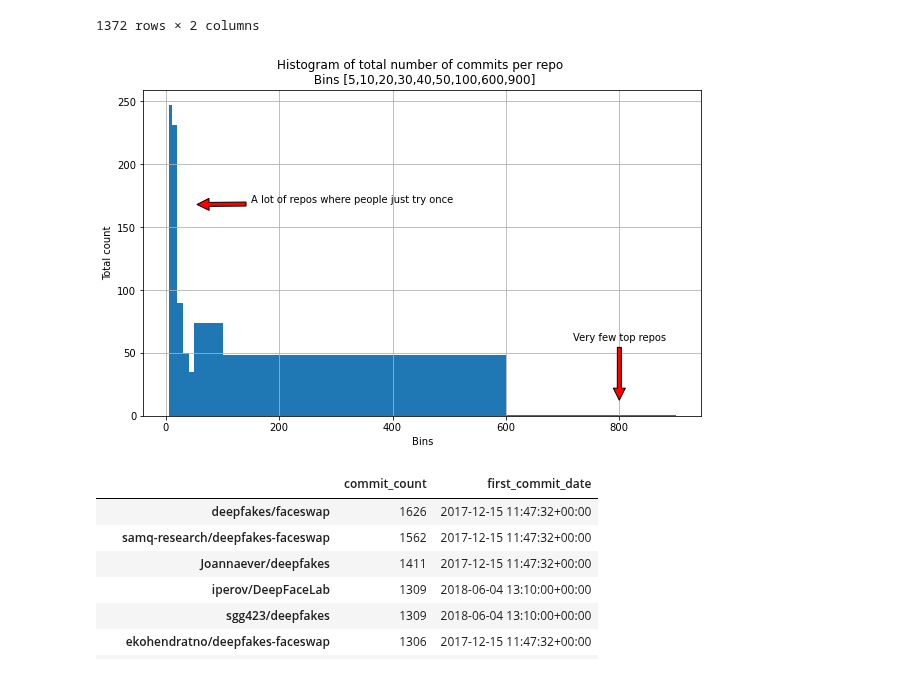
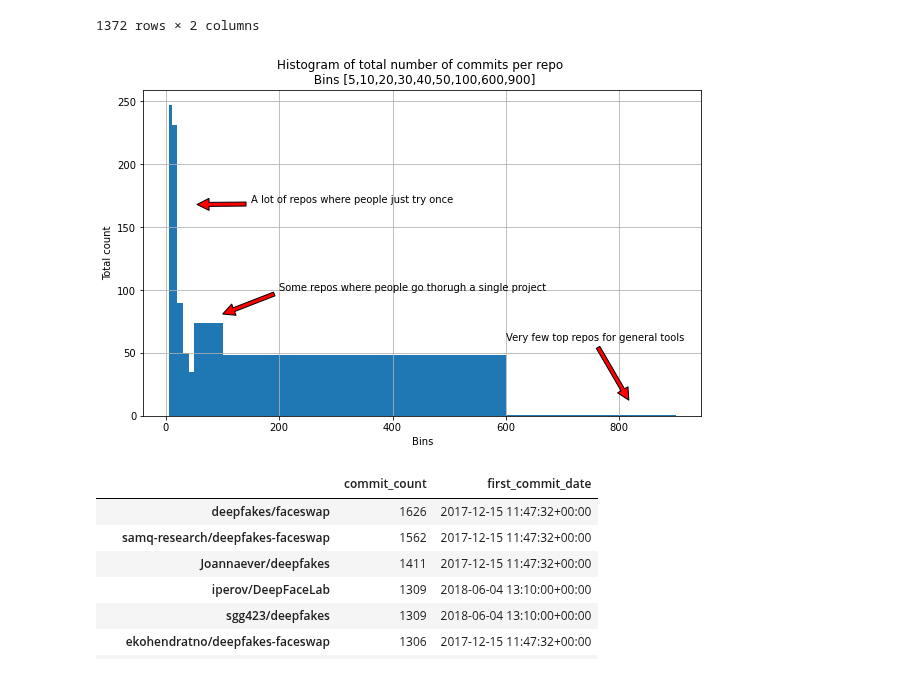
Before and after one commit to solalatus/deepfake_popularity, a Jupyter notebook: github_analyzer.ipynb, the cells around one changed output. Cells and saved outputs as stored; diff of their text form; code cells hidden in the pictures.

```diff
--- a/github_analyzer.ipynb
+++ b/github_analyzer.ipynb
@@ -310,17 +313,18 @@ repodata_df
 # %%
 ax = repodata_df.commit_count.hist(bins=[5,10,20,30,40,50,100,600,900])
 
 
 plt.title("Histogram of total number of commits per repo \n Bins [5,10,20,30,40,50,100,600,900]")
 plt.gcf().set_size_inches(10, 6)
-ax.annotate('Very few top repos', xy=(800, 10),  xycoords='data', xytext=(718, 60),arrowprops=dict(facecolor='red', shrink=0.05))
+ax.annotate('Very few top repos for general tools', xy=(820, 10),  xycoords='data', xytext=(600, 60),arrowprops=dict(facecolor='red', shrink=0.05))
 ax.annotate('A lot of repos where people just try once', xy=(50, 168),  xycoords='data', xytext=(150, 170),arrowprops=dict(facecolor='red', shrink=0.05))
+ax.annotate('Some repos where people go thorugh a single project', xy=(95, 80),  xycoords='data', xytext=(200, 100),arrowprops=dict(facecolor='red', shrink=0.05))
 
 ax.set_xlabel("Bins")
 ax.set_ylabel("Total count")
 plt.show()
 # %% [output]
-[figure, old version]
+[figure, new version]
 # %%
 repodata_df.sort_values(by="commit_count", ascending=False).head(25)
 # %% [output]
```
Also changed, not shown: parts of 2 cells of this notebook, 1 other file.
